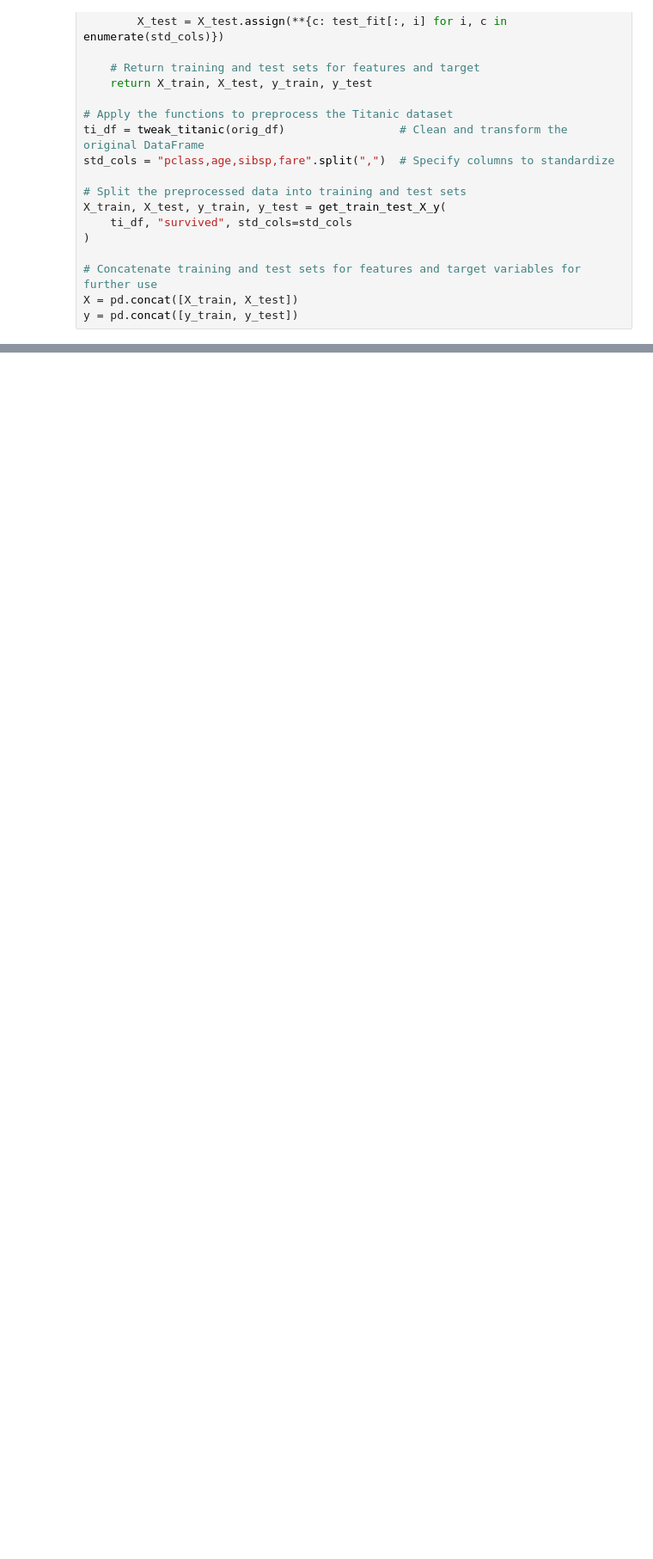
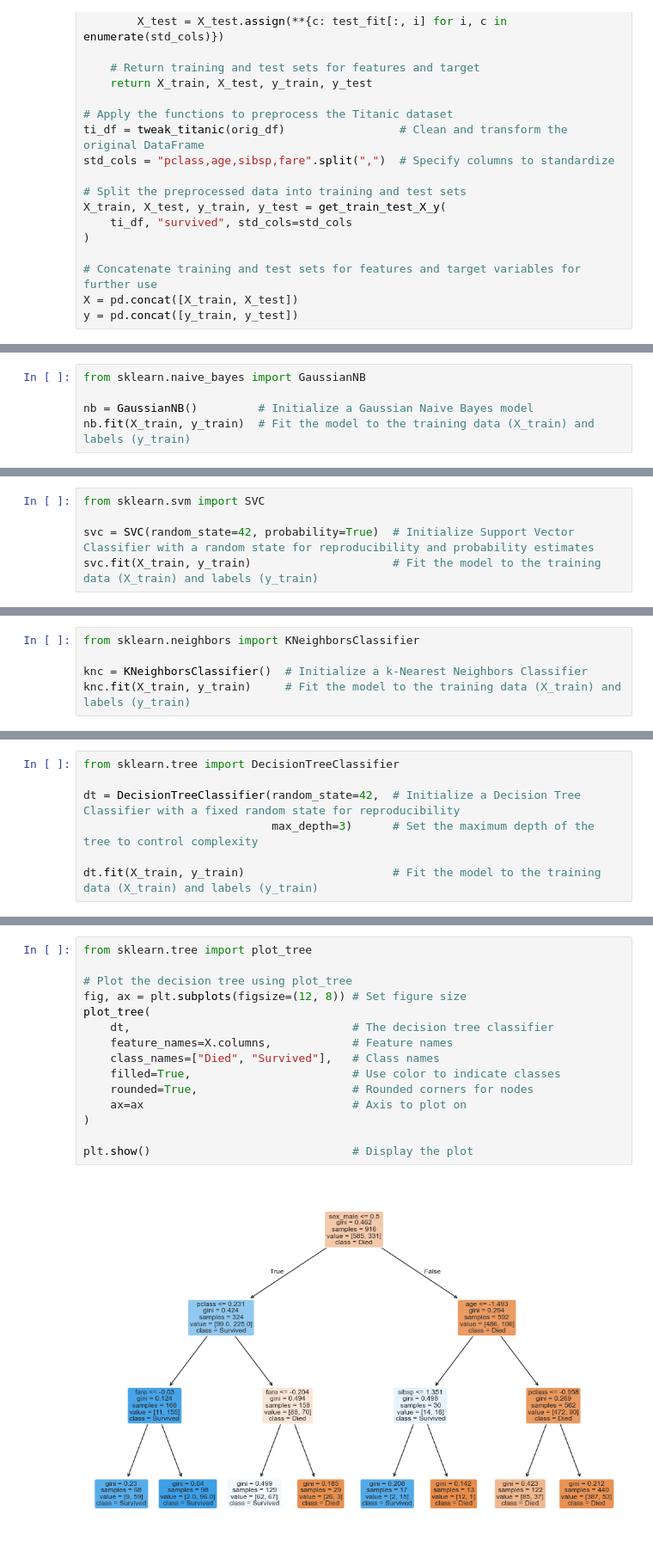
Before and after one commit to LeonardoSMSoares/Data-Analysis-Quick-Reference, a Jupyter notebook: Machine Learning Pocket Reference/MLPR 06 - Classification.ipynb, the cells around one changed output, grey strips where cells are left out. Shown at 86% size. Drawn from its saved outputs; the diff is of its cells as text; blank space fills up the shorter version.

```diff
--- a/Machine Learning Pocket Reference/MLPR 06 - Classification.ipynb
+++ b/Machine Learning Pocket Reference/MLPR 06 - Classification.ipynb
@@ -482,0 +217,5 @@ Most tree models provide access to a `.feature_importances_` attribute following
+# %%
+from sklearn.naive_bayes import GaussianNB
+
+nb = GaussianNB()         # Initialize a Gaussian Naive Bayes model
+nb.fit(X_train, y_train)  # Fit the model to the training data (X_train) and labels (y_train)
@@ -482,0 +253,5 @@ Most tree models provide access to a `.feature_importances_` attribute following
+# %%
+from sklearn.svm import SVC
+
+svc = SVC(random_state=42, probability=True)  # Initialize Support Vector Classifier with a random state for reproducibility and probability estimates
+svc.fit(X_train, y_train)                     # Fit the model to the training data (X_train) and labels (y_train)
@@ -482,0 +287,5 @@ Most tree models provide access to a `.feature_importances_` attribute following
+# %%
+from sklearn.neighbors import KNeighborsClassifier
+
+knc = KNeighborsClassifier()  # Initialize a k-Nearest Neighbors Classifier
+knc.fit(X_train, y_train)     # Fit the model to the training data (X_train) and labels (y_train)
@@ -482,0 +317,7 @@ Most tree models provide access to a `.feature_importances_` attribute following
+# %%
+from sklearn.tree import DecisionTreeClassifier
+
+dt = DecisionTreeClassifier(random_state=42,  # Initialize a Decision Tree Classifier with a fixed random state for reproducibility
+                            max_depth=3)      # Set the maximum depth of the tree to control complexity
+
+dt.fit(X_train, y_train)                      # Fit the model to the training data (X_train) and labels (y_train)
@@ -482,0 +346,17 @@ Most tree models provide access to a `.feature_importances_` attribute following
+# %%
+from sklearn.tree import plot_tree
+
+# Plot the decision tree using plot_tree
+fig, ax = plt.subplots(figsize=(12, 8)) # Set figure size
+plot_tree(
+    dt,                                 # The decision tree classifier
+    feature_names=X.columns,            # Feature names
+    class_names=["Died", "Survived"],   # Class names
+    filled=True,                        # Use color to indicate classes
+    rounded=True,                       # Rounded corners for nodes
+    ax=ax                               # Axis to plot on
+)
+
+plt.show()                              # Display the plot
+# %% [output]
+[figure, added]
```
Also changed, not shown: parts of 120 cells of this notebook.
